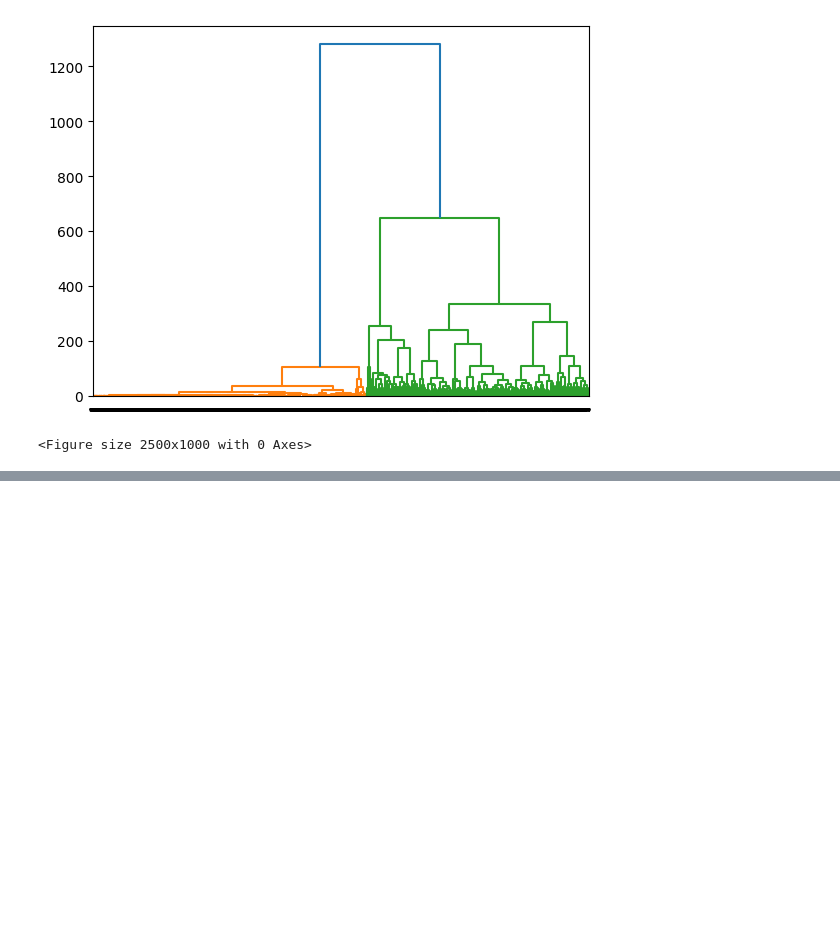
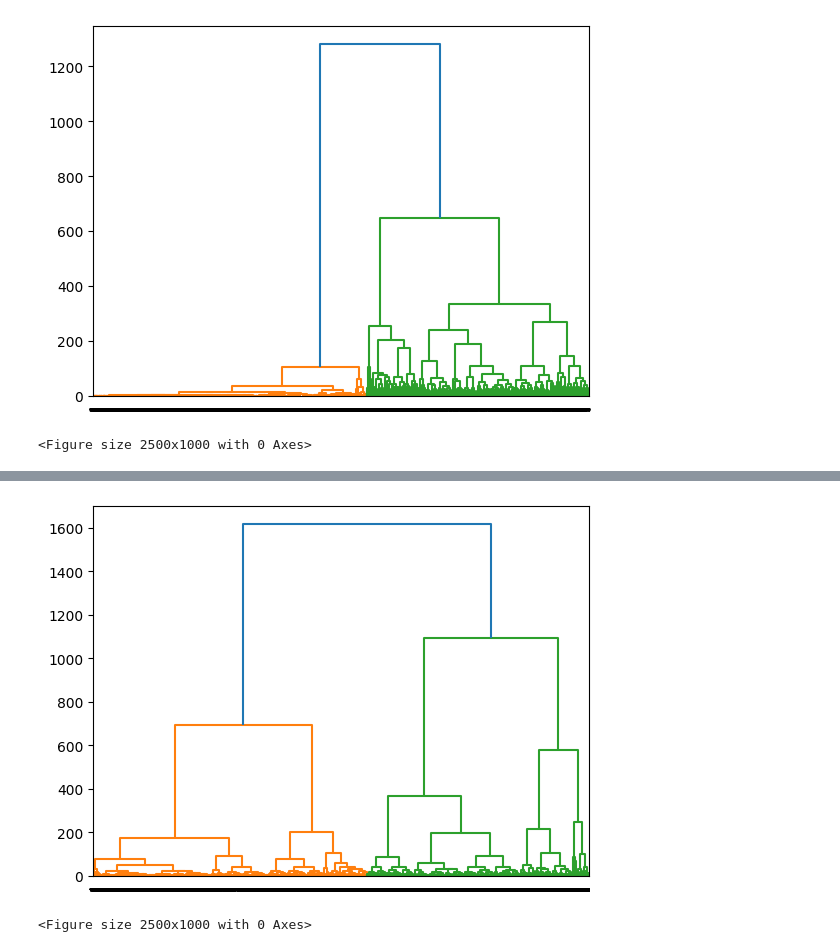
Before and after one commit to salocinrevenge/EpisodeTracker, a Jupyter notebook: code/hierAR.ipynb, the cells around one changed output, grey strips where cells are left out. Drawn from its saved outputs; the diff is of its cells as text; code cells hidden in the pictures; blank space fills up the shorter version.

```diff
--- a/code/hierAR.ipynb
+++ b/code/hierAR.ipynb
@@ -113,0 +129,12 @@ TypeError: conv1d() received an invalid combination of arguments - got (numpy.nd
+# %%
+# calcula o hierariquico de latent
+Z_latent = linkage(latent.detach().numpy(), 'ward')
+# %%
+# mostra o dendograma
+dendrogram(Z_latent, labels=train.Y)
+
+plt.figure(figsize=(25, 10))
+plt.show()
+# %% [output]
+[figure, added]
+<Figure size 2500x1000 with 0 Axes>
```
Also changed, not shown: parts of 9 cells of this notebook, 1 other file.
